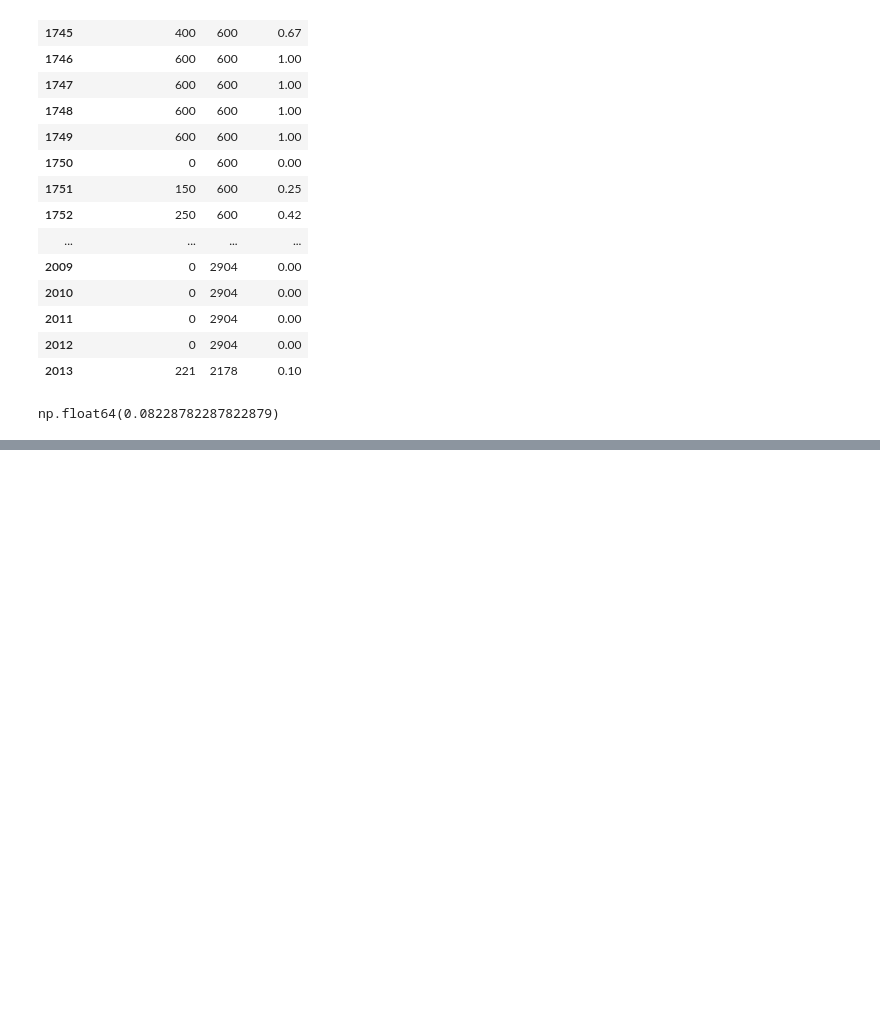
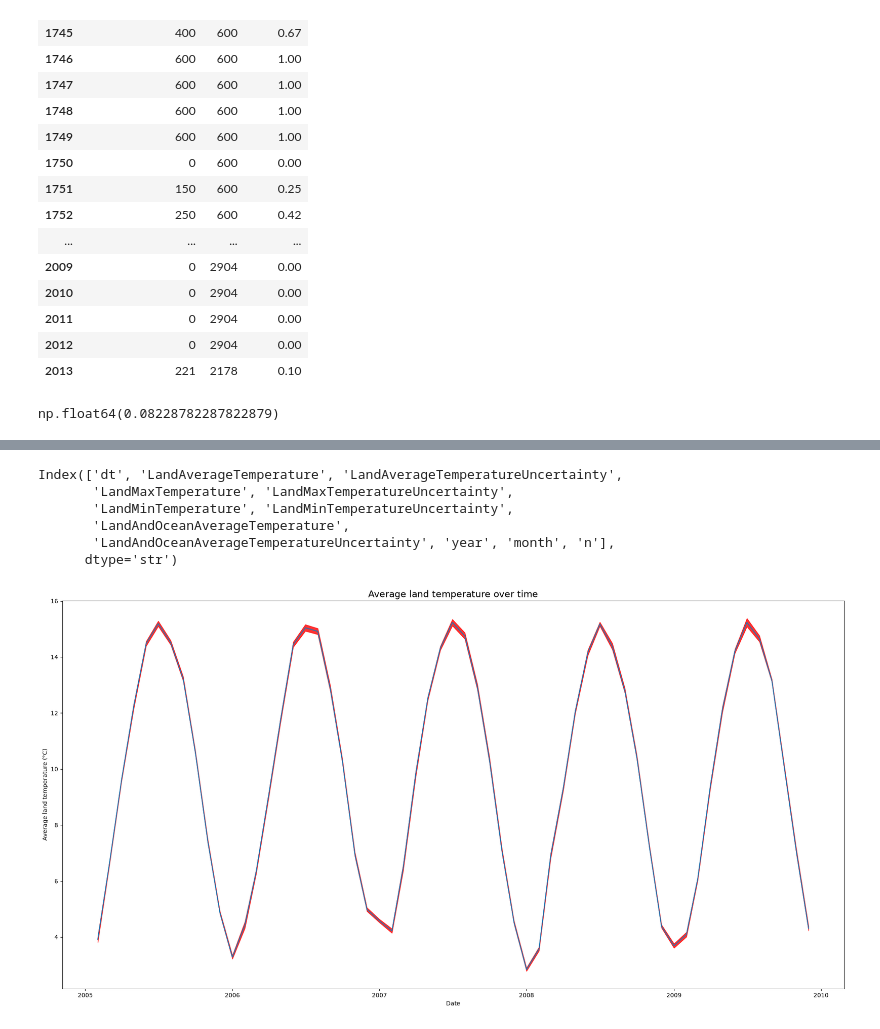
Before and after one commit to TimoWijnen2001/case-climate-watch, a Jupyter notebook: notebooks/03_data_exploration.ipynb, the cells around one changed output, grey strips where cells are left out. Cells and saved outputs as stored; diff of their text form; code cells hidden in the pictures; blank space fills up the shorter version.

```diff
--- a/notebooks/03_data_exploration.ipynb
+++ b/notebooks/03_data_exploration.ipynb
@@ -286,0 +356,8 @@ np.float64(0.08228782287822879)
+# %%
+df_global["n"] = None
+df_nr_of_empty_values = df_global.isna().groupby(df_global["year"]).sum()
+df_nr_of_empty_values["nan_ratio"] = round(df_nr_of_empty_values["LandAverageTemperature"] / df_nr_of_empty_values["n"], 2)
+with pd.option_context("Display.max_rows", 271):
+    display(df_nr_of_empty_values)
+
+df_nr_of_empty_values["nan_ratio"].mean()
@@ -286,0 +384,47 @@ np.float64(0.08228782287822879)
+# %%
+df_global.columns
+# %% [output]
+Index(['dt', 'LandAverageTemperature', 'LandAverageTemperatureUncertainty',
+       'LandMaxTemperature', 'LandMaxTemperatureUncertainty',
+       'LandMinTemperature', 'LandMinTemperatureUncertainty',
+       'LandAndOceanAverageTemperature',
+       'LandAndOceanAverageTemperatureUncertainty', 'year', 'month', 'n'],
+      dtype='str')
+# %%
+min_date = "2005-01-01"
+max_date = "2010-01-01"
+
+df_global_filter_date = df_global[
+    (df_global["dt"] > min_date)
+    & (df_global["dt"] < max_date)
+]
+
+df_global_sorted = df_global_filter_date.sort_values(["dt"])
+
+# Temperature per country/global
+df_global_vis = df_global_sorted[["dt", "LandAverageTemperature", "LandAverageTemperatureUncertainty"]].groupby(["dt"]).mean()
+
+dates = df_global_sorted["dt"]
+avg_land_temps = df_global_vis["LandAverageTemperature"]
+avg_land_temps_uncer = df_global_vis["LandAverageTemperatureUncertainty"]
+
+
+fig = plt.figure(figsize=(24,12))
+plt.title("Average land temperature over time", fontsize=16)
+plt.ylabel("Average land temperature (°C)", x=0.085)
+plt.xlabel("Date", y=0.05)
+
+plt.plot(dates, avg_land_temps)
+plt.fill_between(
+    dates,
+    avg_land_temps - avg_land_temps_uncer,
+    avg_land_temps + avg_land_temps_uncer,
+    alpha=0.8,
+    label="Uncertainty",
+    interpolate=True,
+    color="Red"
+    )
+
+plt.show()
+# %% [output]
+[figure, added]
```
Also changed, not shown: parts of 11 cells of this notebook.
